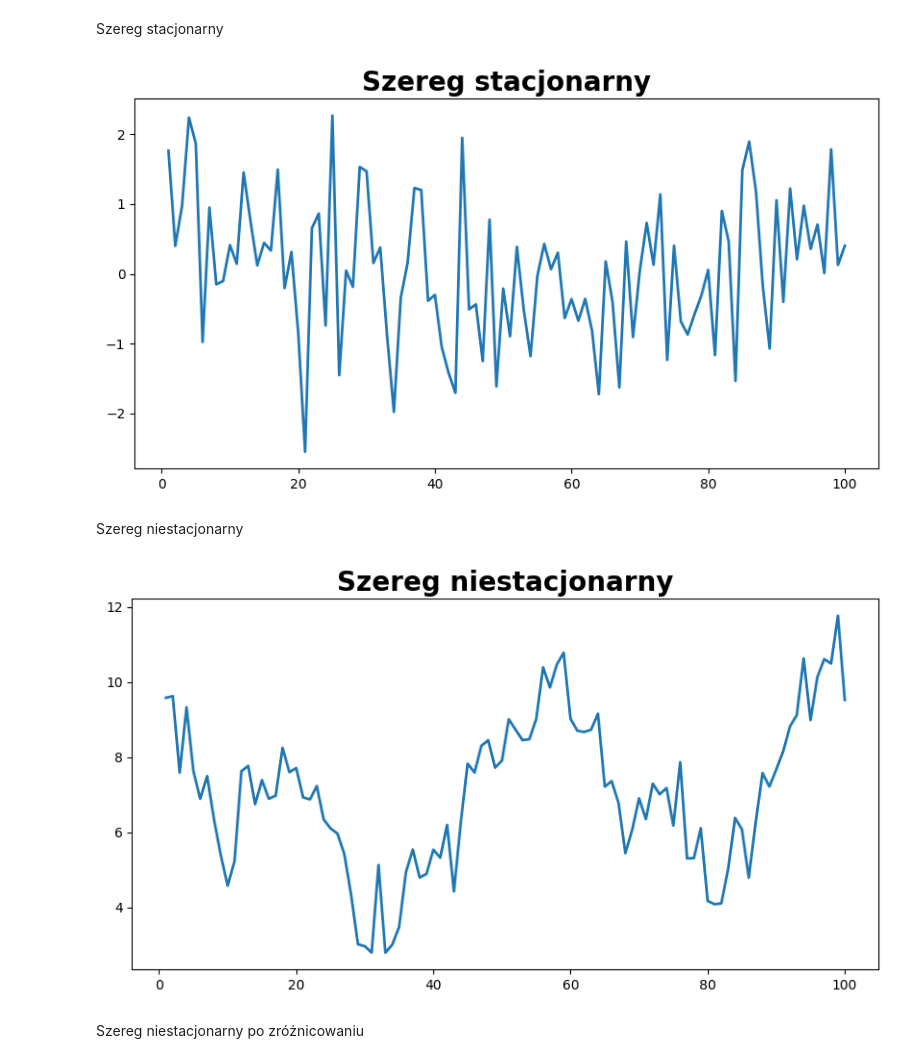
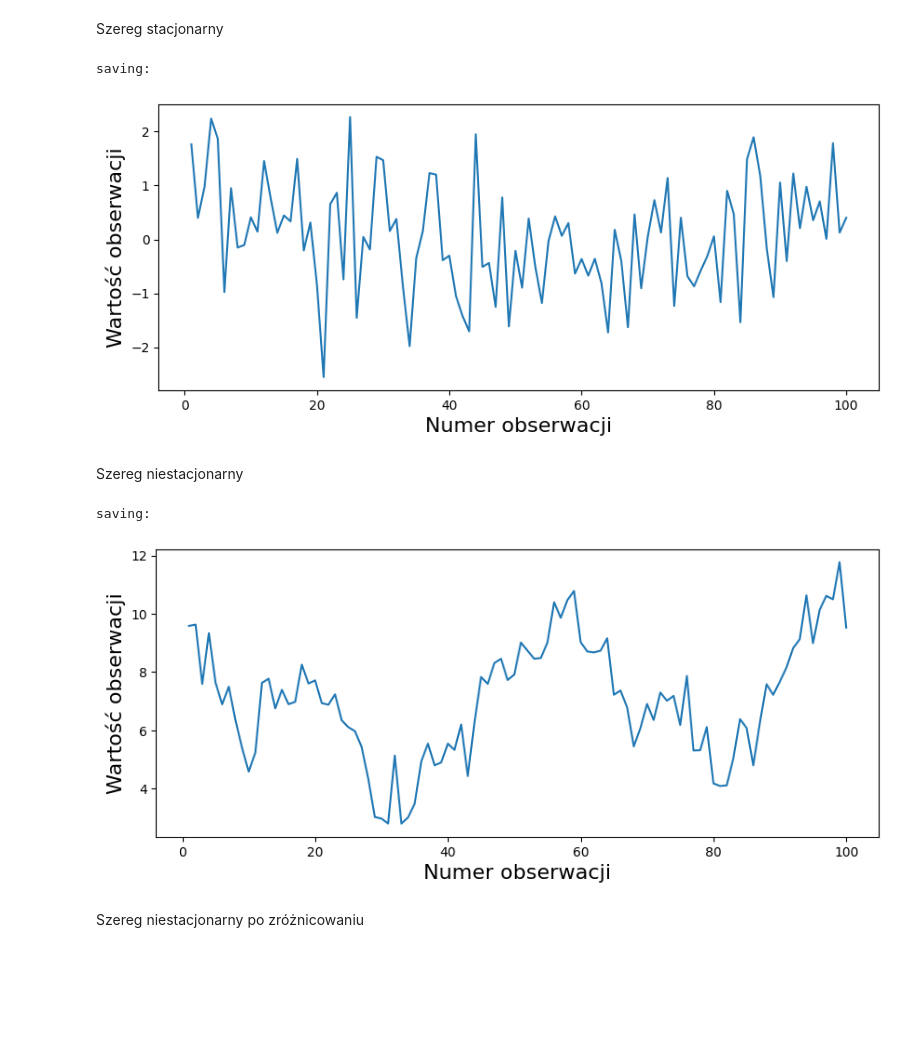
Before and after one commit to sebastiansukiennik01/ForexForecasting, a Jupyter notebook: chapter_2.ipynb, the cells around one changed output. Drawn from its saved outputs; the diff is of its cells as text; code cells hidden in the pictures; blank space fills up the shorter version.

```diff
--- a/chapter_2.ipynb
+++ b/chapter_2.ipynb
@@ -33,17 +46,19 @@ Szereg stacjonarny
 # %%
 stat = autoregressive(n=100, seed=0, start=0, order=1, ro=[0], c=0)
 x = np.linspace(1, len(stat), num=len(stat))
-lp = LinearPlot(title="Szereg stacjonarny", legend=False).plot_linear(x, stat)
+lp = LinearPlot( legend=False).plot(x, stat, xlabel="Numer obserwacji", ylabel="Wartość obserwacji")
 # %% [output]
+saving:
-[figure, old version]
+[figure, new version]
 # %% [markdown]
 Szereg niestacjonarny
 # %%
 non_stat = autoregressive(n=100, seed=2, start=10, order=1, ro=[1], c=0.1)
 x = np.linspace(1, len(non_stat), num=len(non_stat))
-lp = LinearPlot(title="Szereg niestacjonarny", legend=False).plot_linear(x, non_stat)
+lp = LinearPlot(legend=False).plot(x, non_stat, xlabel="Numer obserwacji", ylabel="Wartość obserwacji")
 # %% [output]
+saving:
-[figure, old version]
+[figure, new version]
 # %% [markdown]
 Szereg niestacjonarny po zróżnicowaniu
 # %%
```
Also changed, not shown: parts of 8 cells of this notebook, 7 other files.
